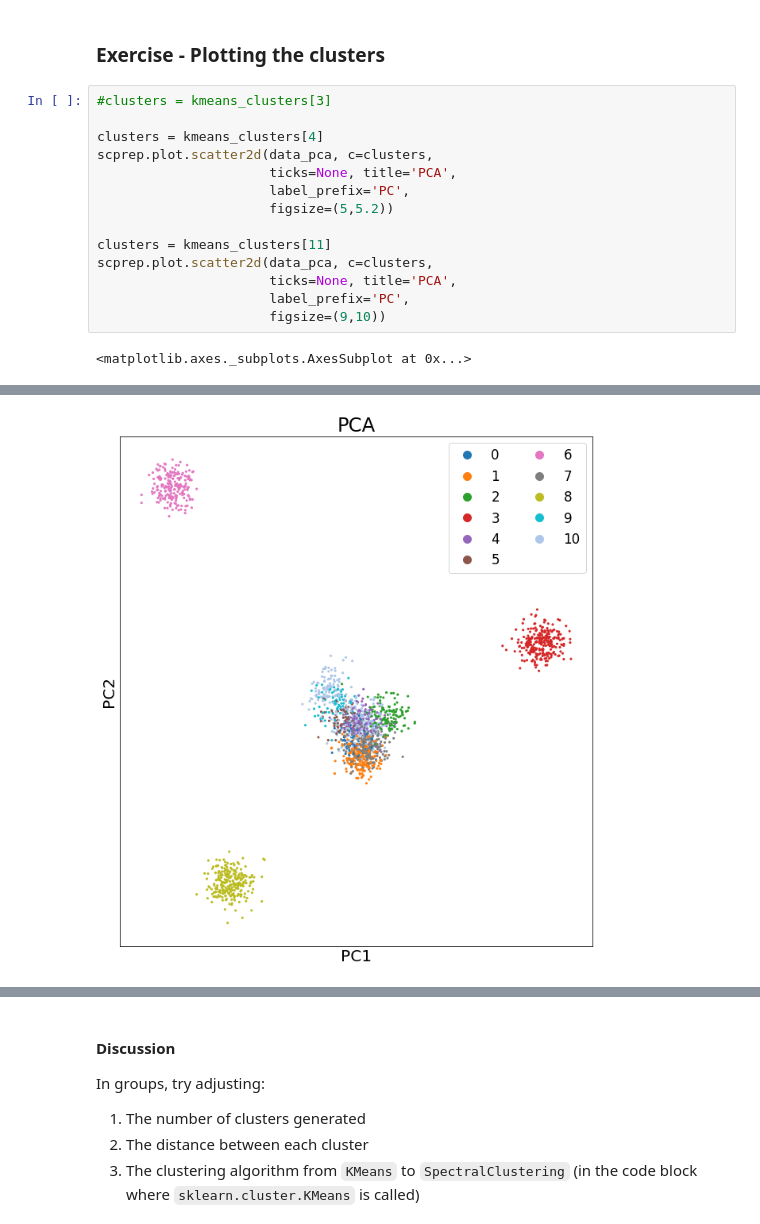
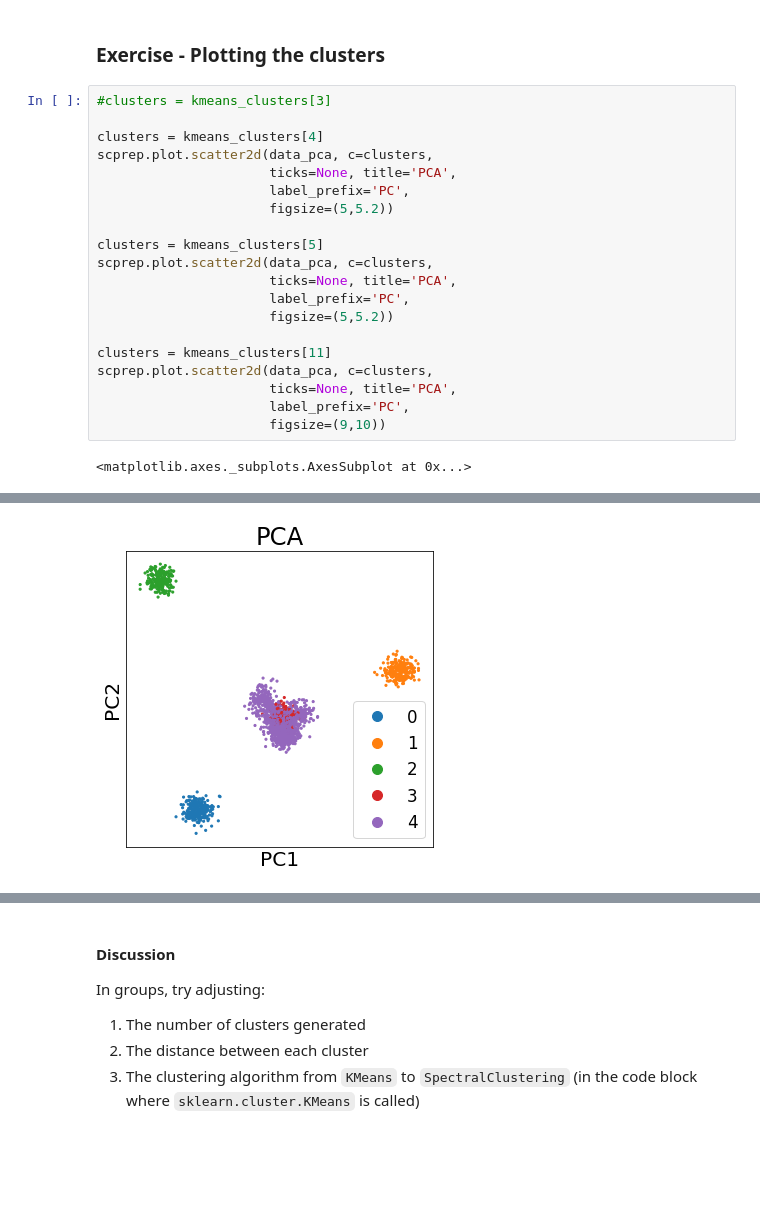
Before and after one commit to vd4mmind/Colab, a Jupyter notebook: Day3_00_Clustering_toy_data.ipynb, the cells around one changed output, grey strips where cells are left out. Saved outputs shown, nothing was run; the diff lists cells and outputs as text; blank space fills up the shorter version.

```diff
--- a/Day3_00_Clustering_toy_data.ipynb
+++ b/Day3_00_Clustering_toy_data.ipynb
@@ -362,18 +362,24 @@ scprep.plot.scatter(best_n_clusters, scores[best_score_idx], c='red', ax=ax)
 # %%
 #clusters = kmeans_clusters[3]
 
 clusters = kmeans_clusters[4]
+scprep.plot.scatter2d(data_pca, c=clusters,
+                      ticks=None, title='PCA',
+                      label_prefix='PC',
+                      figsize=(5,5.2))
+
+clusters = kmeans_clusters[5]
 scprep.plot.scatter2d(data_pca, c=clusters,
                       ticks=None, title='PCA',
                       label_prefix='PC',
                       figsize=(5,5.2))
 
 clusters = kmeans_clusters[11]
 scprep.plot.scatter2d(data_pca, c=clusters,
                       ticks=None, title='PCA',
                       label_prefix='PC',
                       figsize=(9,10))
 # %% [output]
 <matplotlib.axes._subplots.AxesSubplot at 0x...>
 [figure]
-[figure, old version]
+[figure, new version]
```
Also changed, not shown: parts of 1 cell of this notebook.
